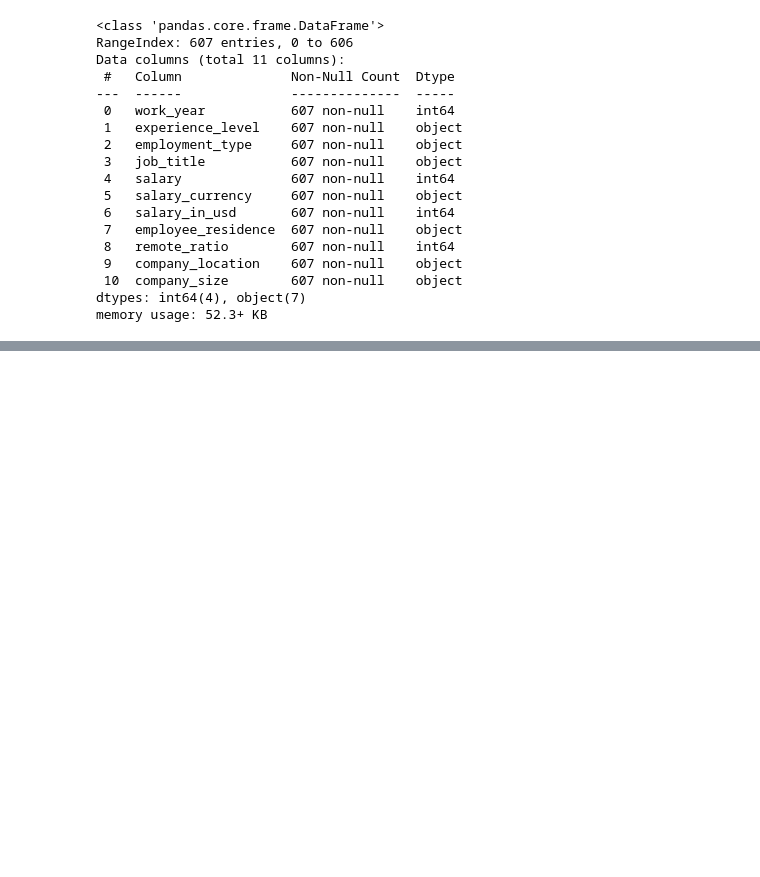
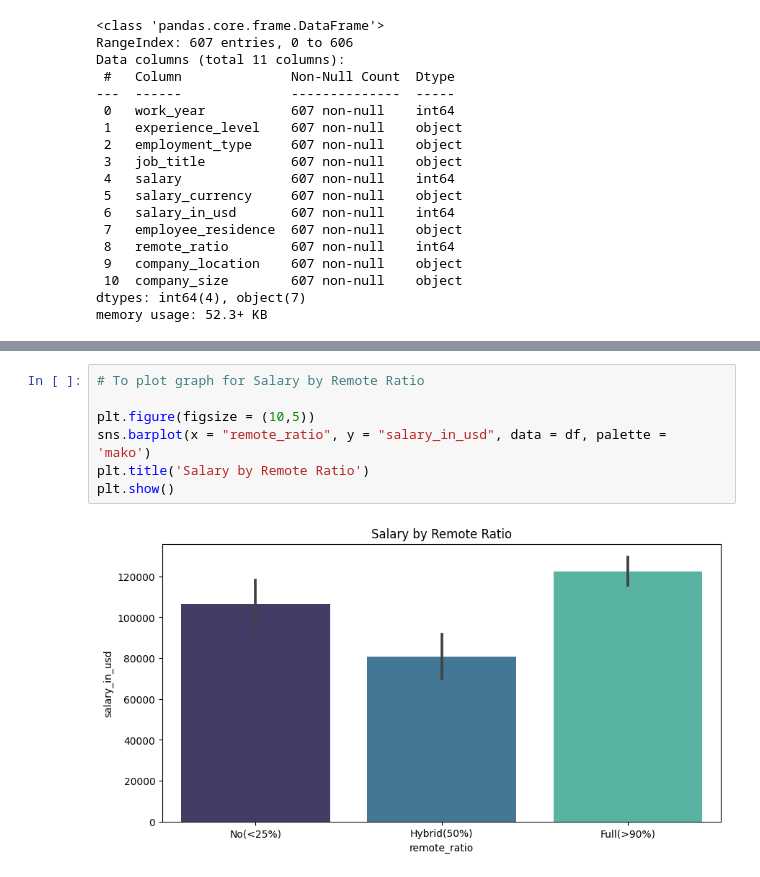
Before and after one commit to kayodeolusanya/Data-Scientist-Salaries-Python-, a Jupyter notebook: Data_Scientist.ipynb, the cells around one changed output, grey strips where cells are left out. Drawn from its saved outputs; the diff is of its cells as text; blank space fills up the shorter version.

```diff
--- a/Data_Scientist.ipynb
+++ b/Data_Scientist.ipynb
@@ -320,0 +331,9 @@ array(['Large(>500)', 'Small(<50)', 'Medium(<500)'], dtype=object)
+# %%
+# To plot graph for Salary by Remote Ratio
+
+plt.figure(figsize = (10,5))
+sns.barplot(x = "remote_ratio", y = "salary_in_usd", data = df, palette = 'mako')
+plt.title('Salary by Remote Ratio')
+plt.show()
+# %% [output]
+[figure, added]
```
Also changed, not shown: parts of 53 cells of this notebook.
